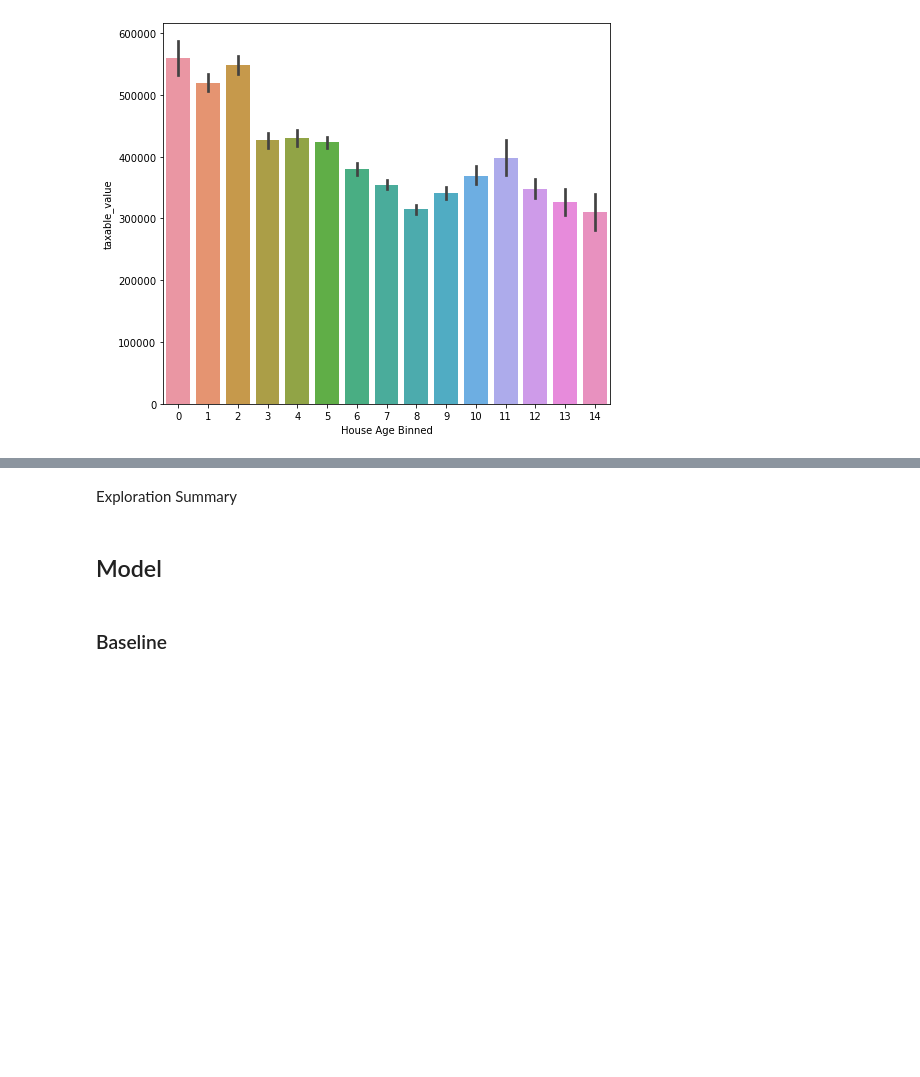
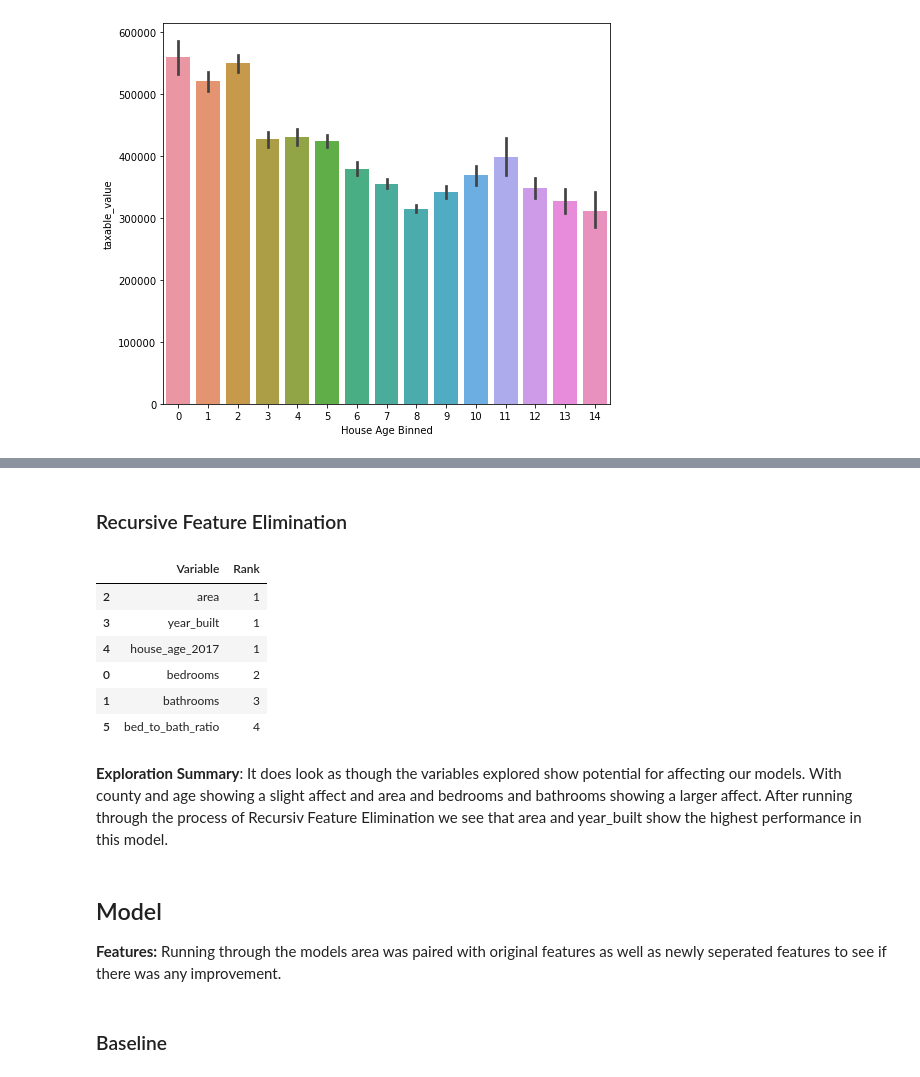
Before and after one commit to mwboiss/regression_project, a Jupyter notebook: Report.ipynb, the cells around one changed output, grey strips where cells are left out. Saved outputs shown, nothing was run; the diff lists cells and outputs as text; code cells hidden in the pictures; blank space fills up the shorter version.

```diff
--- a/Report.ipynb
+++ b/Report.ipynb
@@ -165,7 +210,51 @@ Summary
+# %% [markdown]
+### Recursive Feature Elimination
+# %%
+# Import RFE from Sklearn
+from sklearn.feature_selection import RFE
+
+# initialize Linear Regression model
+lm = LinearRegression()
+
+# Create Recursive Feature Elimination model
+rfe = RFE(lm, n_features_to_select=3)
+
+# fit the model
+rfe.fit(X_train_scaled, y_train)
+
+# get mask of columns selected
+feature_mask = rfe.support_
+
+# get list of selected column names
+rfe_feature = X_train_scaled.iloc[:,feature_mask].columns.tolist()
+
+# Create list of variables and their ranking
+
+# ranks
+var_ranks = rfe.ranking_
+
+# names
+var_names = X_train_scaled.columns.tolist()
+
+# combine to dataframe
+rfe_ranks_df = pd.DataFrame({'Variable' : var_names, 'Rank' : var_ranks})
+
+# sort
+rfe_ranks_df.sort_values('Rank')
+# %% [output]
+|  | Variable | Rank |
+| 2 | area | 1 |
+| 3 | year_built | 1 |
+| 4 | house_age_2017 | 1 |
+| 0 | bedrooms | 2 |
+| 1 | bathrooms | 3 |
+| 5 | bed_to_bath_ratio | 4 |
 # %% [markdown]
-Exploration Summary
+**Exploration Summary**: It does look as though the variables explored show potential for affecting our models. With county and age showing a slight affect and area and bedrooms and bathrooms showing a larger affect. After running through the process of Recursiv Feature Elimination we see that area and year_built show the highest performance in this model.
 # %% [markdown]
 ## Model
+
+**Features:** Running through the models area was paired with original features as well as newly seperated features to see if there was any improvement.
 # %% [markdown]
 ### Baseline
 # %%
```
Also changed, not shown: parts of 28 cells of this notebook, 3 other files.
